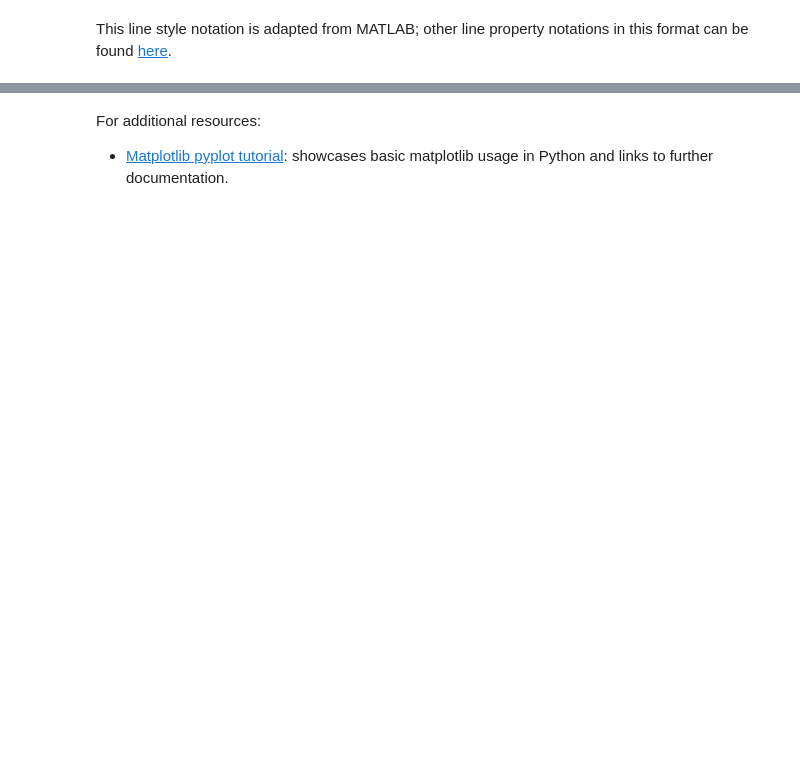
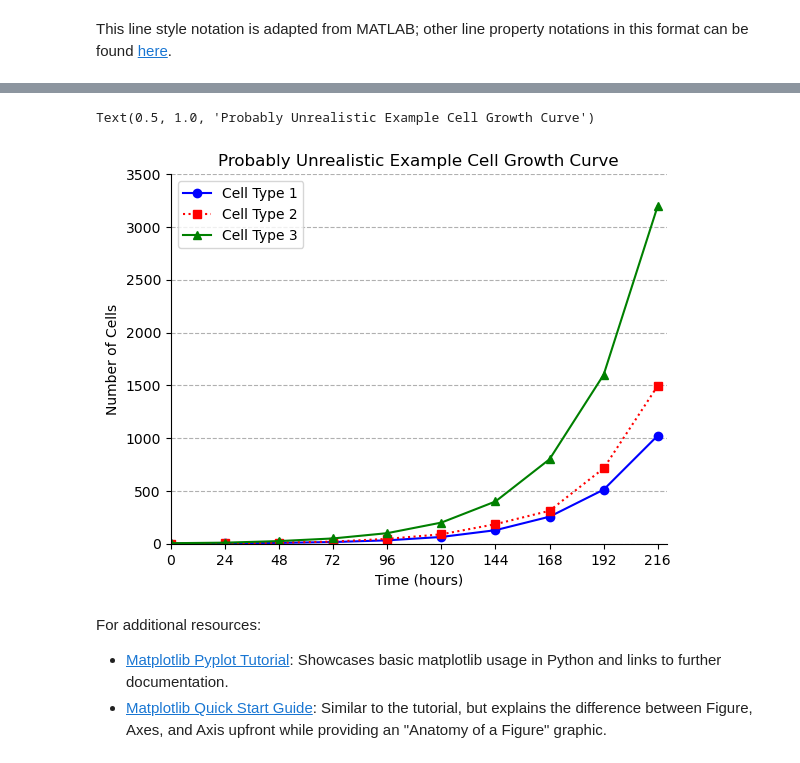
Before and after one commit to jkantorow/nucommlab-datavis-workshop, a Jupyter notebook: day-2/matplotlib_basics.ipynb, the cells around one changed output, grey strips where cells are left out. Saved outputs shown, nothing was run; the diff lists cells and outputs as text; code cells hidden in the pictures; blank space fills up the shorter version.

```diff
--- a/day-2/day2_python_plotting_basics.ipynb
+++ b/day-2/matplotlib_basics.ipynb
@@ -149,4 +149,36 @@ Text(0.5, 1.0, 'Probably Unrealistic Example Cell Growth Plot')
+# %%
+growth_cell_1 = [2, 4, 8, 16, 32, 64, 128, 256, 512, 1024] # number of cells
+growth_cell_2 = [2, 5, 10, 20, 46, 89, 185, 312, 714, 1496] # number of cells
+growth_cell_3 = [5, 10, 25, 50, 100, 200, 400, 800, 1600, 3200] # number of cells
+
+time = [0, 24, 48, 72, 96, 120, 144, 168, 192, 216] # hours elapsed
+
+fig, ax = plt.subplots() # Here, we separate the Figure object from the Axes object to work on them independently
+
+ax.plot(time, growth_cell_1, 'bo-', label='Cell Type 1')
+ax.plot(time, growth_cell_2, 'rs:', label='Cell Type 2')
+ax.plot(time, growth_cell_3, 'g^-', label='Cell Type 3')
+
+ax.set_xlabel('Time (hours)') # analogous to plt.xlabel(), but for a specific plot of a figure
+ax.set_xticks(time)
+ax.set_xlim(0, 220)
+
+ax.set_ylabel('Number of Cells')
+ax.set_ylim(0, 3500)
+
+ax.spines['top'].set_visible(False)
+ax.spines['right'].set_visible(False)
+
+ax.grid(which='major', axis='y', linestyle='--')
+
+ax.legend(loc='upper left')
+
+ax.set_title('Probably Unrealistic Example Cell Growth Curve')
+# %% [output]
+Text(0.5, 1.0, 'Probably Unrealistic Example Cell Growth Curve')
+[figure, added]
 # %% [markdown]
 For additional resources:
 
-- [Matplotlib pyplot tutorial](https://matplotlib.org/stable/tutorials/pyplot.html#sphx-glr-tutorials-pyplot-py): showcases basic matplotlib usage in Python and links to further documentation.
+- [Matplotlib Pyplot Tutorial](https://matplotlib.org/stable/tutorials/pyplot.html#sphx-glr-tutorials-pyplot-py): Showcases basic matplotlib usage in Python and links to further documentation.
+- [Matplotlib Quick Start Guide](https://matplotlib.org/stable/users/explain/quick_start.html#quick-start): Similar to the tutorial, but explains the difference between Figure, Axes, and Axis upfront while providing an "Anatomy of a Figure" graphic.
```
Also changed, not shown: parts of 3 cells of this notebook.
